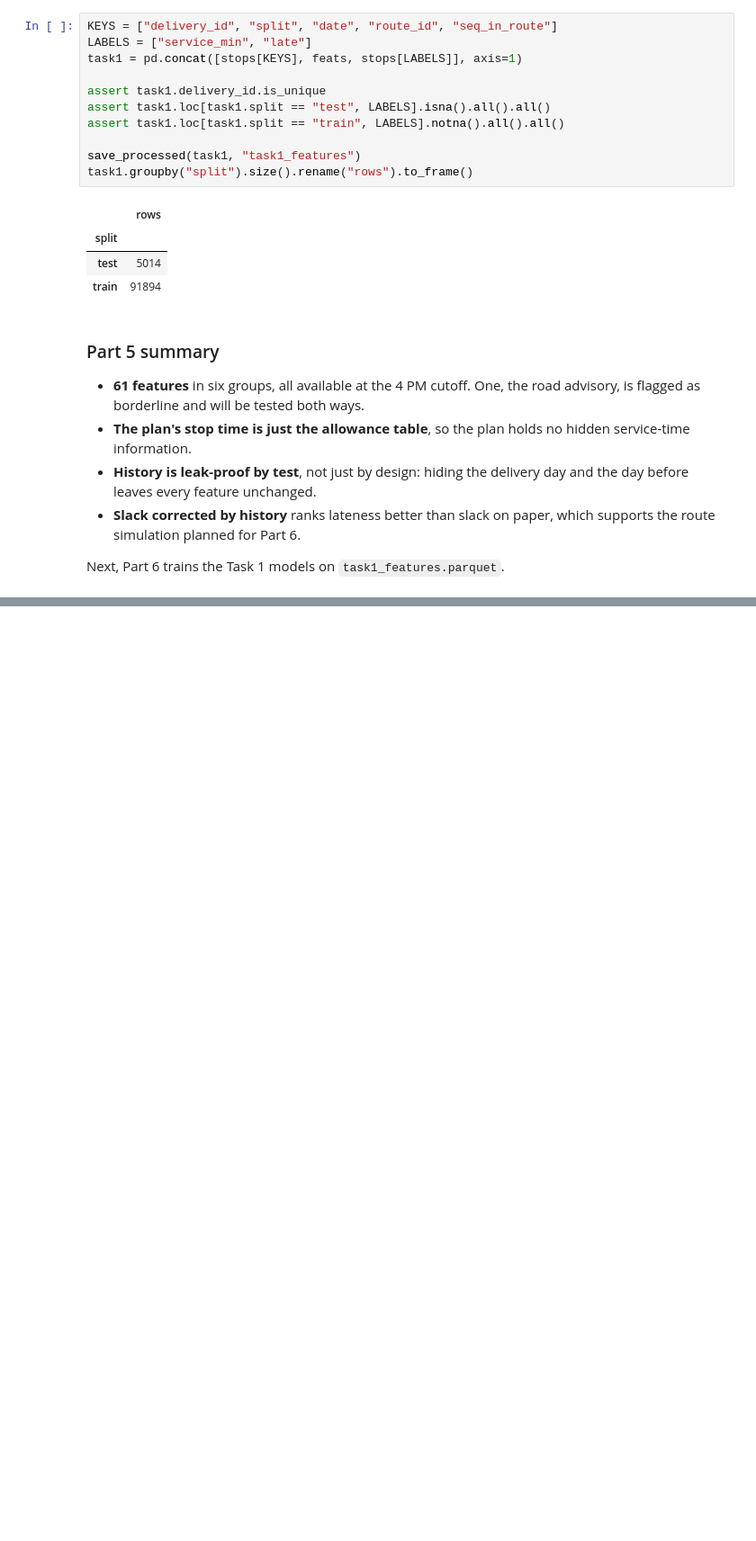
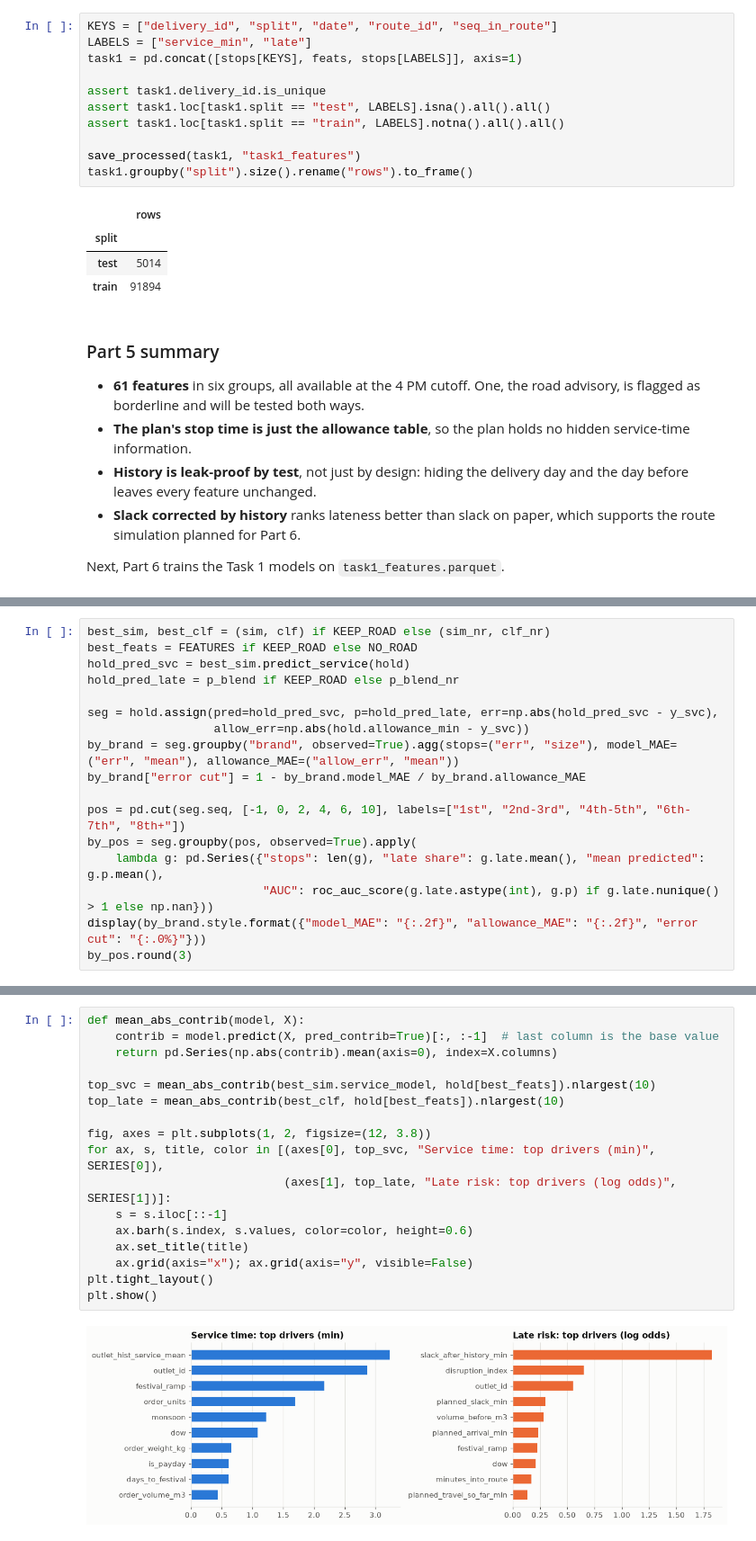
Before and after one commit to sameera-ekanayaka/Xora_Datathon, a Jupyter notebook: Xora_FinalNotebook.ipynb, the cells around one changed output, grey strips where cells are left out. Shown at 90% size. Saved outputs shown, nothing was run; the diff lists cells and outputs as text; blank space fills up the shorter version.

```diff
--- a/Xora_FinalNotebook.ipynb
+++ b/Xora_FinalNotebook.ipynb
@@ -1592,0 +1891,17 @@ Next, Part 6 trains the Task 1 models on `task1_features.parquet`.
+# %%
+best_sim, best_clf = (sim, clf) if KEEP_ROAD else (sim_nr, clf_nr)
+best_feats = FEATURES if KEEP_ROAD else NO_ROAD
+hold_pred_svc = best_sim.predict_service(hold)
+hold_pred_late = p_blend if KEEP_ROAD else p_blend_nr
+
+seg = hold.assign(pred=hold_pred_svc, p=hold_pred_late, err=np.abs(hold_pred_svc - y_svc),
+                  allow_err=np.abs(hold.allowance_min - y_svc))
+by_brand = seg.groupby("brand", observed=True).agg(stops=("err", "size"), model_MAE=("err", "mean"), allowance_MAE=("allow_err", "mean"))
+by_brand["error cut"] = 1 - by_brand.model_MAE / by_brand.allowance_MAE
+
+pos = pd.cut(seg.seq, [-1, 0, 2, 4, 6, 10], labels=["1st", "2nd-3rd", "4th-5th", "6th-7th", "8th+"])
+by_pos = seg.groupby(pos, observed=True).apply(
+    lambda g: pd.Series({"stops": len(g), "late share": g.late.mean(), "mean predicted": g.p.mean(),
+                         "AUC": roc_auc_score(g.late.astype(int), g.p) if g.late.nunique() > 1 else np.nan}))
+display(by_brand.style.format({"model_MAE": "{:.2f}", "allowance_MAE": "{:.2f}", "error cut": "{:.0%}"}))
+by_pos.round(3)
@@ -1592,0 +1928,19 @@ Next, Part 6 trains the Task 1 models on `task1_features.parquet`.
+# %%
+def mean_abs_contrib(model, X):
+    contrib = model.predict(X, pred_contrib=True)[:, :-1]  # last column is the base value
+    return pd.Series(np.abs(contrib).mean(axis=0), index=X.columns)
+
+top_svc = mean_abs_contrib(best_sim.service_model, hold[best_feats]).nlargest(10)
+top_late = mean_abs_contrib(best_clf, hold[best_feats]).nlargest(10)
+
+fig, axes = plt.subplots(1, 2, figsize=(12, 3.8))
+for ax, s, title, color in [(axes[0], top_svc, "Service time: top drivers (min)", SERIES[0]),
+                            (axes[1], top_late, "Late risk: top drivers (log odds)", SERIES[1])]:
+    s = s.iloc[::-1]
+    ax.barh(s.index, s.values, color=color, height=0.6)
+    ax.set_title(title)
+    ax.grid(axis="x"); ax.grid(axis="y", visible=False)
+plt.tight_layout()
+plt.show()
+# %% [output]
+[figure, added]
```
Also changed, not shown: parts of 61 cells of this notebook.
